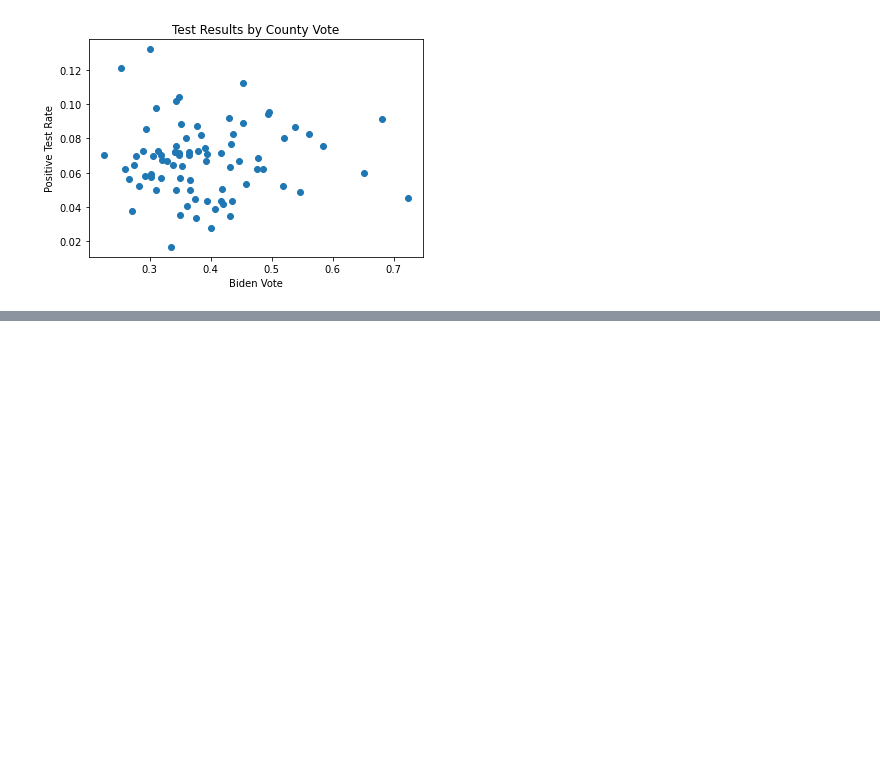
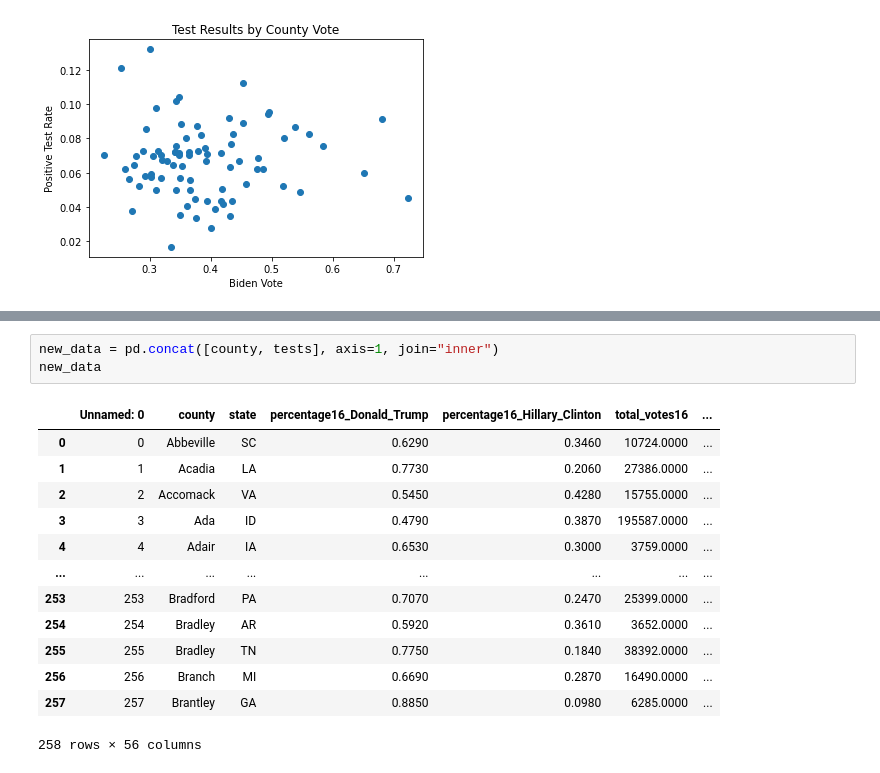
Before and after one commit to claws425/COVID-19-Project, a Jupyter notebook: CovidProject.ipynb, the cells around one changed output, grey strips where cells are left out. Drawn from its saved outputs; the diff is of its cells as text; blank space fills up the shorter version.

```diff
--- a/CovidProject.ipynb
+++ b/CovidProject.ipynb
@@ -618,0 +654,17 @@ plt.show
+# %%
+new_data = pd.concat([county, tests], axis=1, join="inner")
+new_data
+# %% [output]
+|  | Unnamed: 0 | county | state | percentage16_Donald_Trump | percentage16_Hillary_Clinton | total_votes16 | ... |
+| 0 | 0 | Abbeville | SC | 0.6290 | 0.3460 | 10724.0000 | ... |
+| 1 | 1 | Acadia | LA | 0.7730 | 0.2060 | 27386.0000 | ... |
+| 2 | 2 | Accomack | VA | 0.5450 | 0.4280 | 15755.0000 | ... |
+| 3 | 3 | Ada | ID | 0.4790 | 0.3870 | 195587.0000 | ... |
+| 4 | 4 | Adair | IA | 0.6530 | 0.3000 | 3759.0000 | ... |
+| ... | ... | ... | ... | ... | ... | ... | ... |
+| 253 | 253 | Bradford | PA | 0.7070 | 0.2470 | 25399.0000 | ... |
+| 254 | 254 | Bradley | AR | 0.5920 | 0.3610 | 3652.0000 | ... |
+| 255 | 255 | Bradley | TN | 0.7750 | 0.1840 | 38392.0000 | ... |
+| 256 | 256 | Branch | MI | 0.6690 | 0.2870 | 16490.0000 | ... |
+| 257 | 257 | Brantley | GA | 0.8850 | 0.0980 | 6285.0000 | ... |
+258 rows × 56 columns
```
Also changed, not shown: parts of 8 cells of this notebook.
